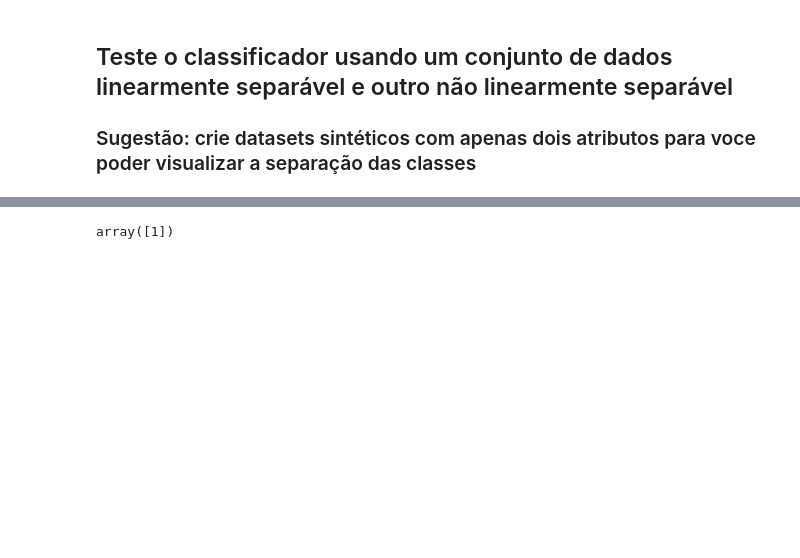
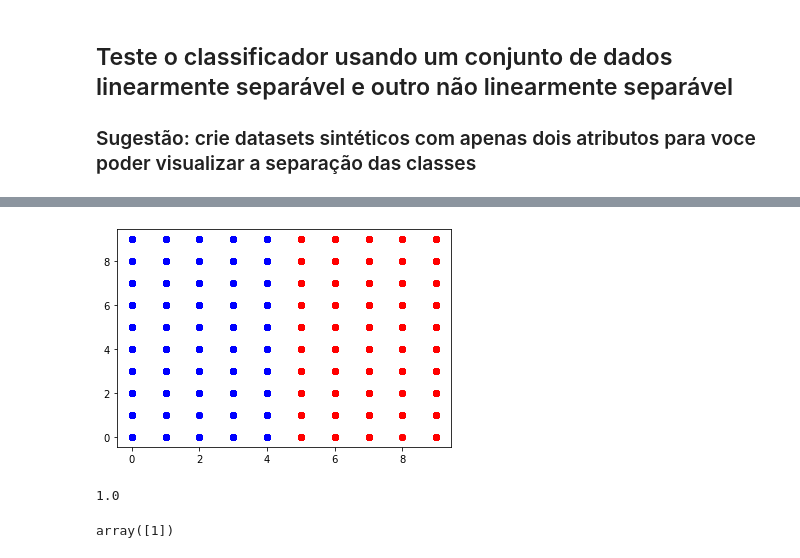
Before and after one commit to thalissonfelipe/mineracao, a Jupyter notebook: Trabalho02/Perceptron.ipynb, the cells around one changed output, grey strips where cells are left out. Drawn from its saved outputs; the diff is of its cells as text; code cells hidden in the pictures; blank space fills up the shorter version.

```diff
--- a/Trabalho02/Perceptron.ipynb
+++ b/Trabalho02/Perceptron.ipynb
@@ -207,3 +211,9 @@ print(accuracy(yl_pred, [-1,1,1,1, 1]))
+# %%
+# Linear
+evaluate(1000, 0.5, 100, True)
+# %% [output]
+[figure, added]
+1.0
 # %%
 p = Perceptron(eta=0.5, n_iter=10)
 p.fit(Xl, yl)
```
Also changed, not shown: parts of 70 cells of this notebook.
